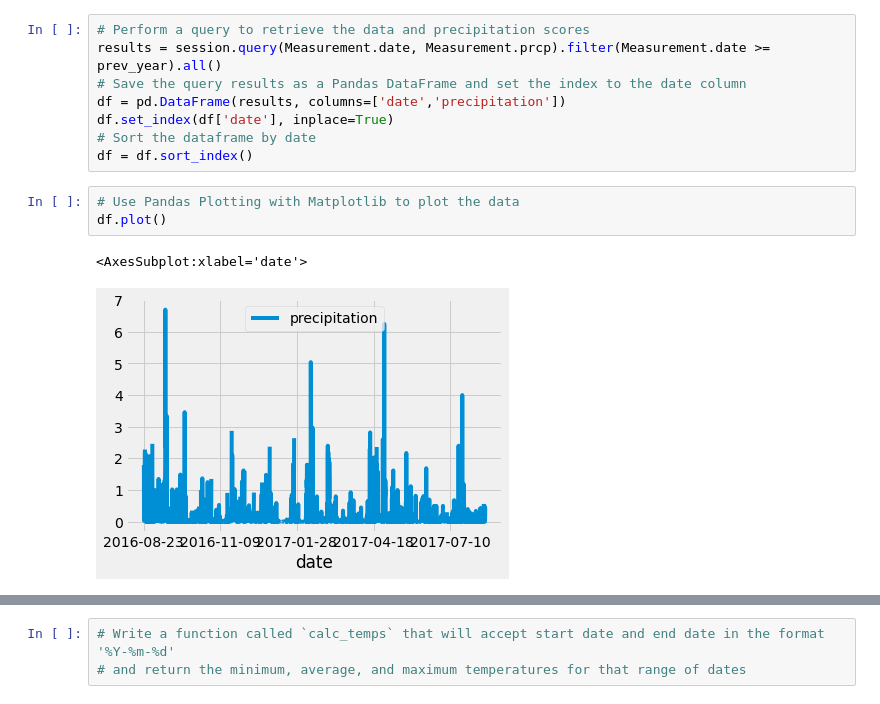
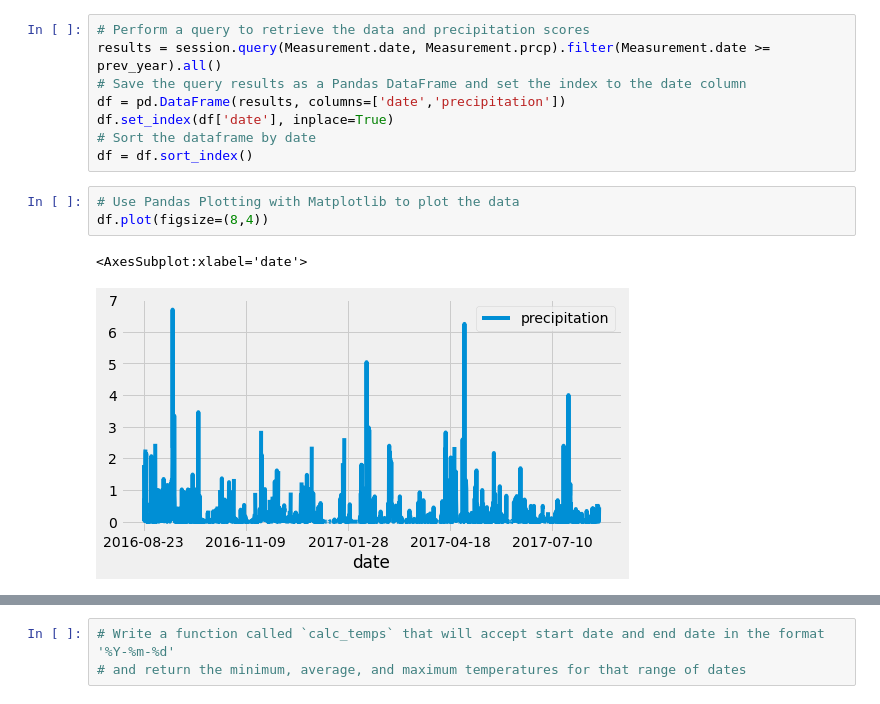
Before and after one commit to jhschulte44/surfs_up, a Jupyter notebook: climate_analysis.ipynb, the cells around one changed output, grey strips where cells are left out. Saved outputs shown, nothing was run; the diff lists cells and outputs as text.

```diff
--- a/climate_analysis.ipynb
+++ b/climate_analysis.ipynb
@@ -82,9 +55,9 @@ df.set_index(df['date'], inplace=True)
 df = df.sort_index()
 # %%
 # Use Pandas Plotting with Matplotlib to plot the data
-df.plot()
+df.plot(figsize=(8,4))
 # %% [output]
 <AxesSubplot:xlabel='date'>
-[figure, old version]
+[figure, new version]
 # %%
 # Use Pandas to calcualte the summary statistics for the precipitation data
```
Also changed, not shown: parts of 10 cells of this notebook.
